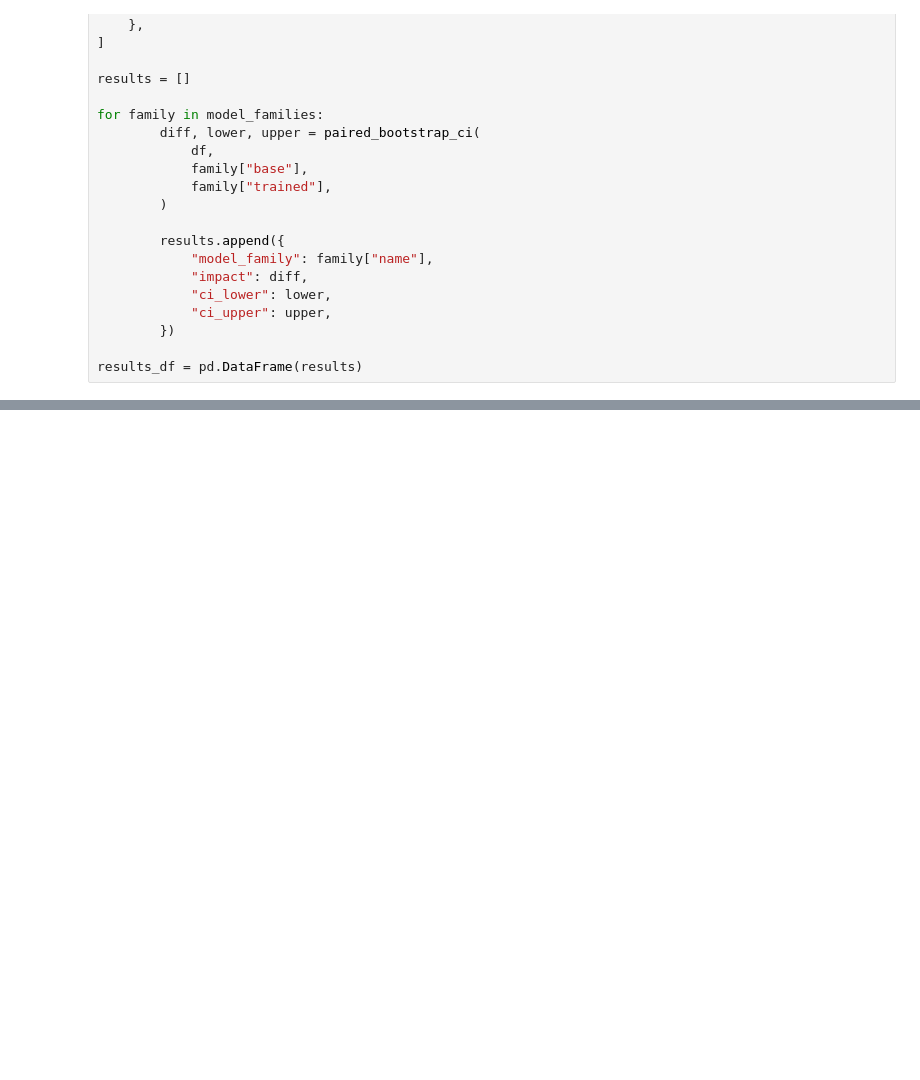
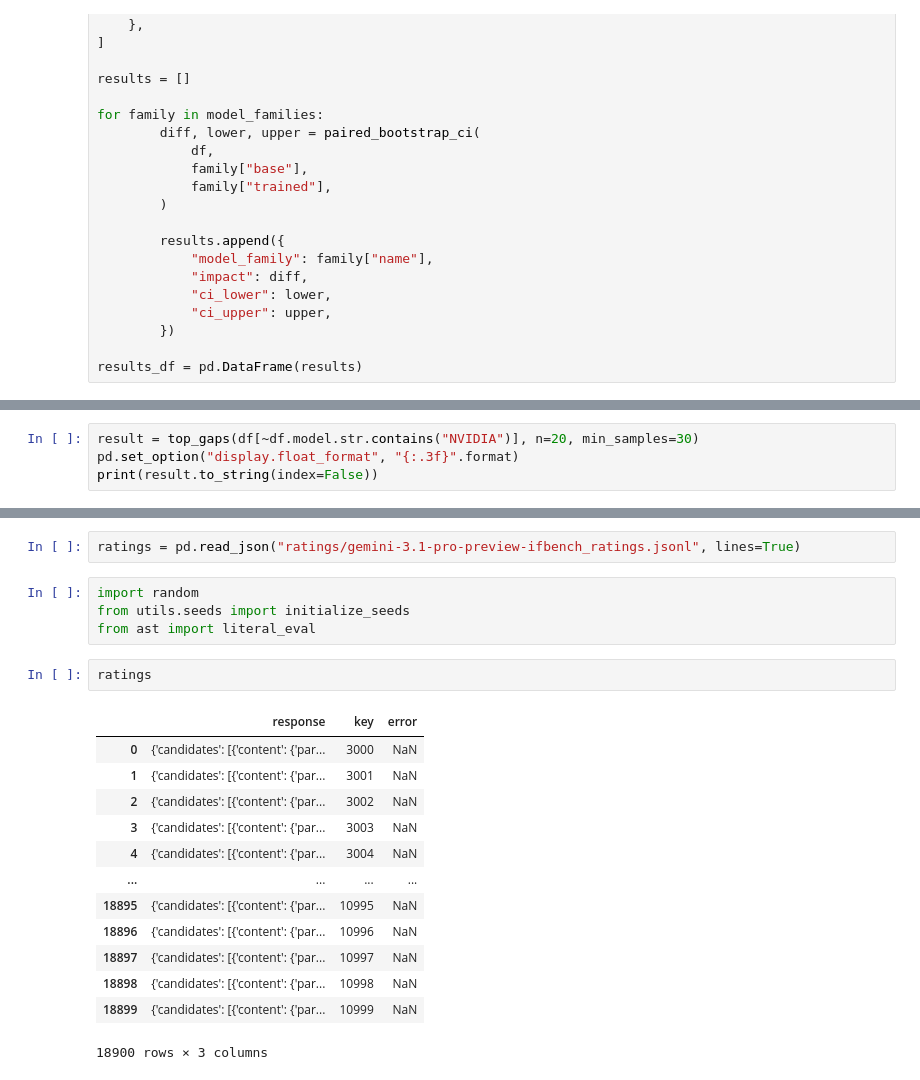
Before and after one commit to mahdieh-sjp/Safe-Actor, a Jupyter notebook: evaluate_ood.ipynb, the cells around one changed output, grey strips where cells are left out. Cells and saved outputs as stored; diff of their text form; blank space fills up the shorter version.

Commit message:
add OOD evals

```diff
--- a/evaluate_ood.ipynb
+++ b/evaluate_ood.ipynb
@@ -505,0 +600,4 @@ results_df
+# %%
+result = top_gaps(df[~df.model.str.contains("NVIDIA")], n=20, min_samples=30)
+pd.set_option("display.float_format", "{:.3f}".format)
+print(result.to_string(index=False))
@@ -505,0 +622,22 @@ results_df
+# %%
+ratings = pd.read_json("ratings/gemini-3.1-pro-preview-ifbench_ratings.jsonl", lines=True)
+# %%
+import random
+from utils.seeds import initialize_seeds
+from ast import literal_eval
+# %%
+ratings
+# %% [output]
+|  | response | key | error |
+| 0 | {'candidates': [{'content': {'par... | 3000 | NaN |
+| 1 | {'candidates': [{'content': {'par... | 3001 | NaN |
+| 2 | {'candidates': [{'content': {'par... | 3002 | NaN |
+| 3 | {'candidates': [{'content': {'par... | 3003 | NaN |
+| 4 | {'candidates': [{'content': {'par... | 3004 | NaN |
+| ... | ... | ... | ... |
+| 18895 | {'candidates': [{'content': {'par... | 10995 | NaN |
+| 18896 | {'candidates': [{'content': {'par... | 10996 | NaN |
+| 18897 | {'candidates': [{'content': {'par... | 10997 | NaN |
+| 18898 | {'candidates': [{'content': {'par... | 10998 | NaN |
+| 18899 | {'candidates': [{'content': {'par... | 10999 | NaN |
+18900 rows × 3 columns
```
Also changed, not shown: parts of 34 cells of this notebook, 15 other files.
